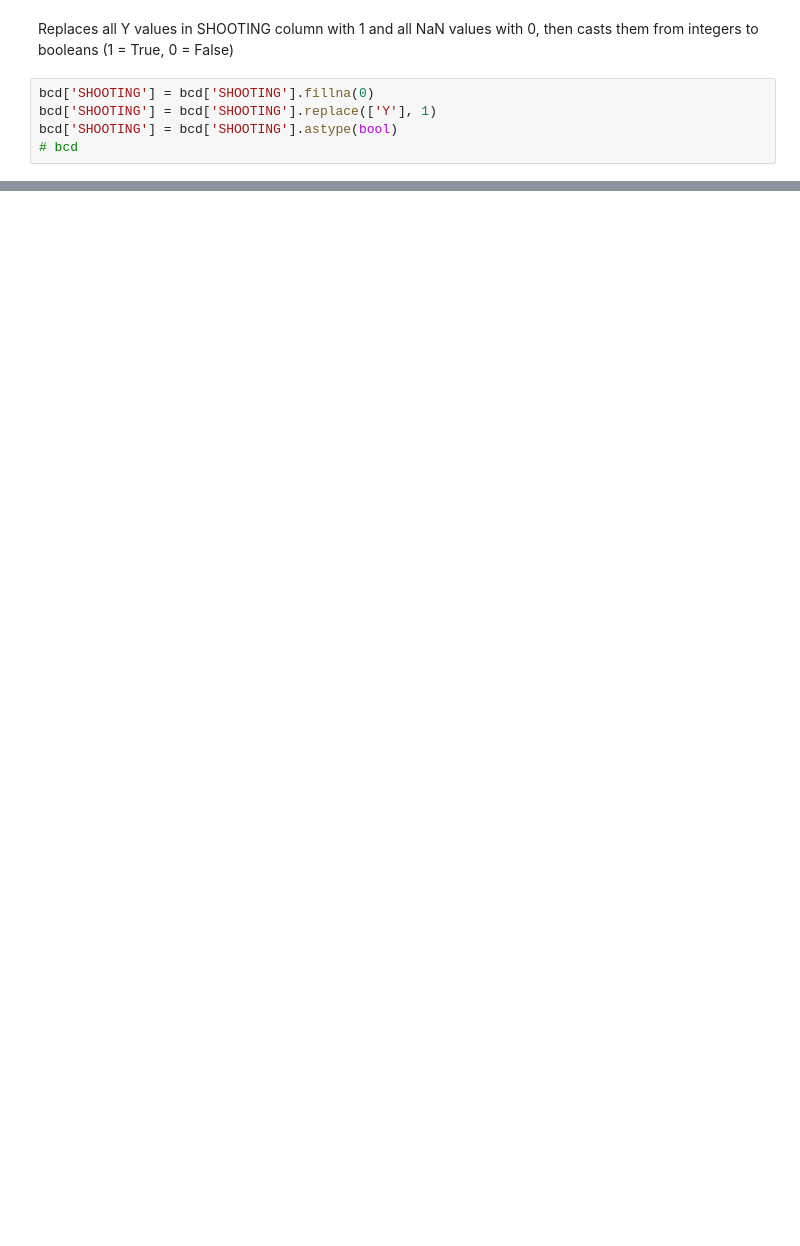
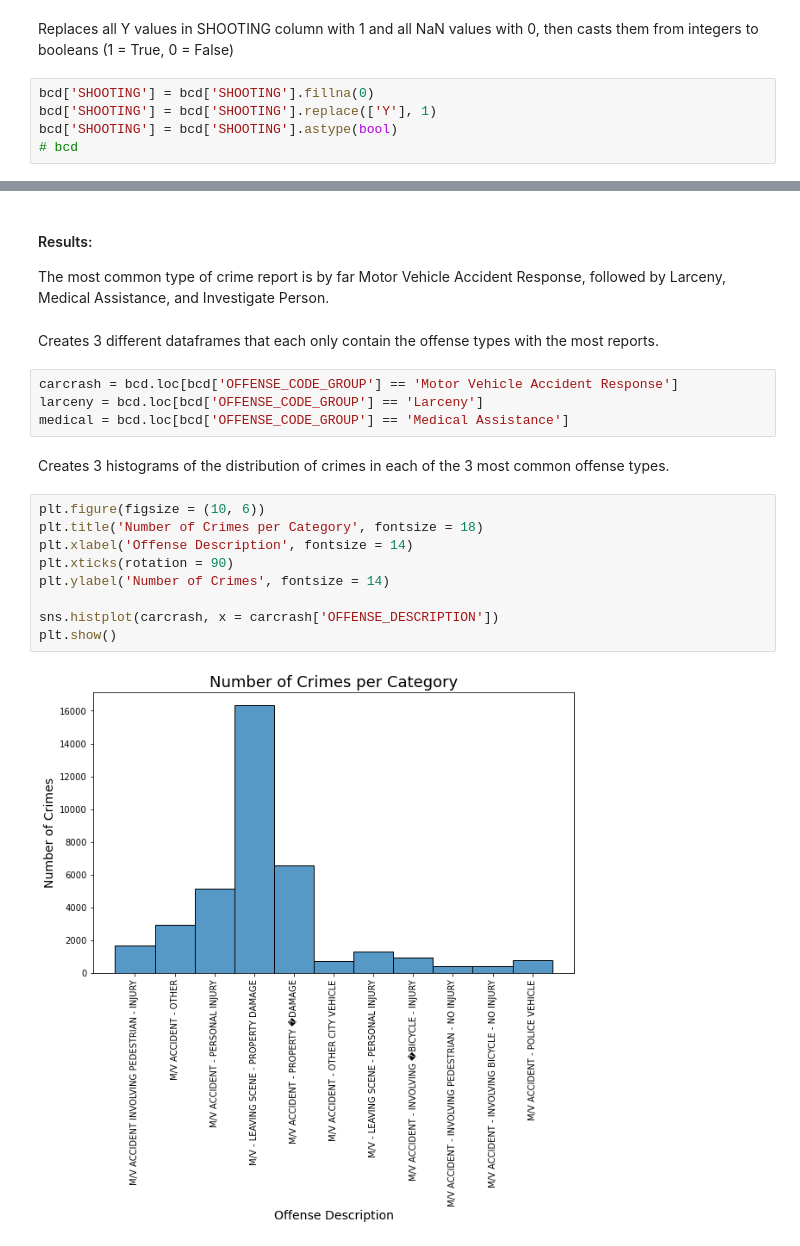
Before and after one commit to nathalieforsythe/DataScience2021F, a Jupyter notebook: Unit3/Project3A/project3a.ipynb, the cells around one changed output, grey strips where cells are left out. Cells and saved outputs as stored; diff of their text form; blank space fills up the shorter version.

Commit message:
Added histograms and bar charts

```diff
--- a/Unit3/Project3A/project3a.ipynb
+++ b/Unit3/Project3A/project3a.ipynb
@@ -18,0 +48,23 @@ bcd['SHOOTING'] = bcd['SHOOTING'].astype(bool)
+# %% [markdown]
+#### Results:
+
+The most common type of crime report is by far Motor Vehicle Accident Response, followed by Larceny, Medical Assistance, and Investigate Person.
+# %% [markdown]
+Creates 3 different dataframes that each only contain the offense types with the most reports.
+# %%
+carcrash = bcd.loc[bcd['OFFENSE_CODE_GROUP'] == 'Motor Vehicle Accident Response']
+larceny = bcd.loc[bcd['OFFENSE_CODE_GROUP'] == 'Larceny']
+medical = bcd.loc[bcd['OFFENSE_CODE_GROUP'] == 'Medical Assistance']
+# %% [markdown]
+Creates 3 histograms of the distribution of crimes in each of the 3 most common offense types.
+# %%
+plt.figure(figsize = (10, 6))
+plt.title('Number of Crimes per Category', fontsize = 18)
+plt.xlabel('Offense Description', fontsize = 14)
+plt.xticks(rotation = 90)
+plt.ylabel('Number of Crimes', fontsize = 14)
+
+sns.histplot(carcrash, x = carcrash['OFFENSE_DESCRIPTION'])
+plt.show()
+# %% [output]
+[figure, added]
```
Also changed, not shown: parts of 20 cells of this notebook.
